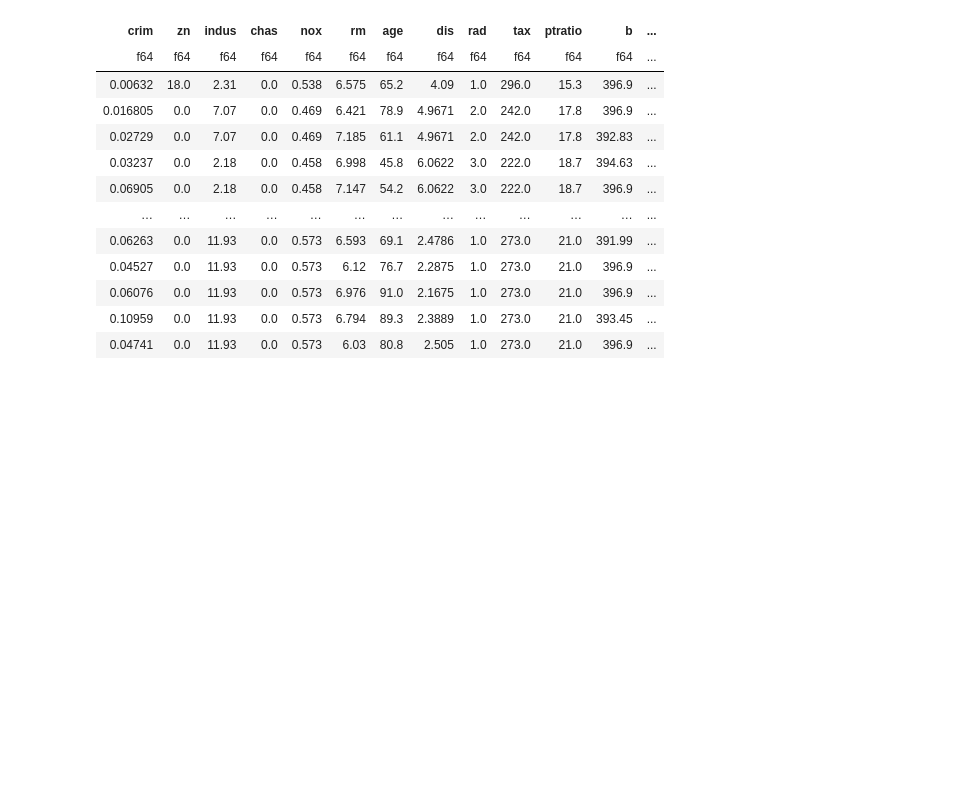
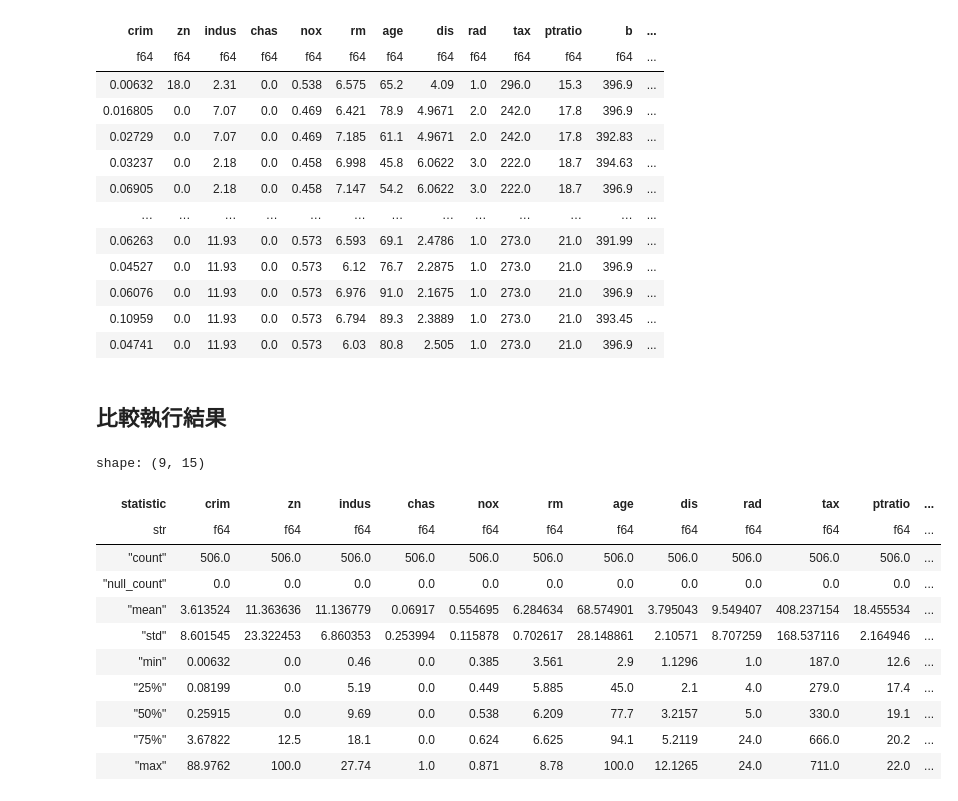
Before and after one commit to pan93412/nkust-homework, a Jupyter notebook: semester-5/big-data-analysis/analyze.ipynb, the cells around one changed output. Drawn from its saved outputs; the diff is of its cells as text; code cells hidden in the pictures; blank space fills up the shorter version.

```diff
--- a/semester-5/big-data-analysis/analyze.ipynb
+++ b/semester-5/big-data-analysis/analyze.ipynb
@@ -290,3 +290,22 @@ shape: (506, 14)
 | 0.06076 | 0.0 | 11.93 | 0.0 | 0.573 | 6.976 | 91.0 | 2.1675 | 1.0 | 273.0 | 21.0 | 396.9 | ... |
 | 0.10959 | 0.0 | 11.93 | 0.0 | 0.573 | 6.794 | 89.3 | 2.3889 | 1.0 | 273.0 | 21.0 | 393.45 | ... |
 | 0.04741 | 0.0 | 11.93 | 0.0 | 0.573 | 6.03 | 80.8 | 2.505 | 1.0 | 273.0 | 21.0 | 396.9 | ... |
+# %% [markdown]
+## 比較執行結果
+# %%
+original_df = pl.read_csv("BostonHousing.csv")
+
+original_df.describe()
+# %% [output]
+shape: (9, 15)
+| statistic | crim | zn | indus | chas | nox | rm | age | dis | rad | tax | ptratio | ... |
+| str | f64 | f64 | f64 | f64 | f64 | f64 | f64 | f64 | f64 | f64 | f64 | ... |
+| "count" | 506.0 | 506.0 | 506.0 | 506.0 | 506.0 | 506.0 | 506.0 | 506.0 | 506.0 | 506.0 | 506.0 | ... |
+| "null_count" | 0.0 | 0.0 | 0.0 | 0.0 | 0.0 | 0.0 | 0.0 | 0.0 | 0.0 | 0.0 | 0.0 | ... |
+| "mean" | 3.613524 | 11.363636 | 11.136779 | 0.06917 | 0.554695 | 6.284634 | 68.574901 | 3.795043 | 9.549407 | 408.237154 | 18.455534 | ... |
+| "std" | 8.601545 | 23.322453 | 6.860353 | 0.253994 | 0.115878 | 0.702617 | 28.148861 | 2.10571 | 8.707259 | 168.537116 | 2.164946 | ... |
+| "min" | 0.00632 | 0.0 | 0.46 | 0.0 | 0.385 | 3.561 | 2.9 | 1.1296 | 1.0 | 187.0 | 12.6 | ... |
+| "25%" | 0.08199 | 0.0 | 5.19 | 0.0 | 0.449 | 5.885 | 45.0 | 2.1 | 4.0 | 279.0 | 17.4 | ... |
+| "50%" | 0.25915 | 0.0 | 9.69 | 0.0 | 0.538 | 6.209 | 77.7 | 3.2157 | 5.0 | 330.0 | 19.1 | ... |
+| "75%" | 3.67822 | 12.5 | 18.1 | 0.0 | 0.624 | 6.625 | 94.1 | 5.2119 | 24.0 | 666.0 | 20.2 | ... |
+| "max" | 88.9762 | 100.0 | 27.74 | 1.0 | 0.871 | 8.78 | 100.0 | 12.1265 | 24.0 | 711.0 | 22.0 | ... |
```
Also changed, not shown: parts of 2 cells of this notebook.
